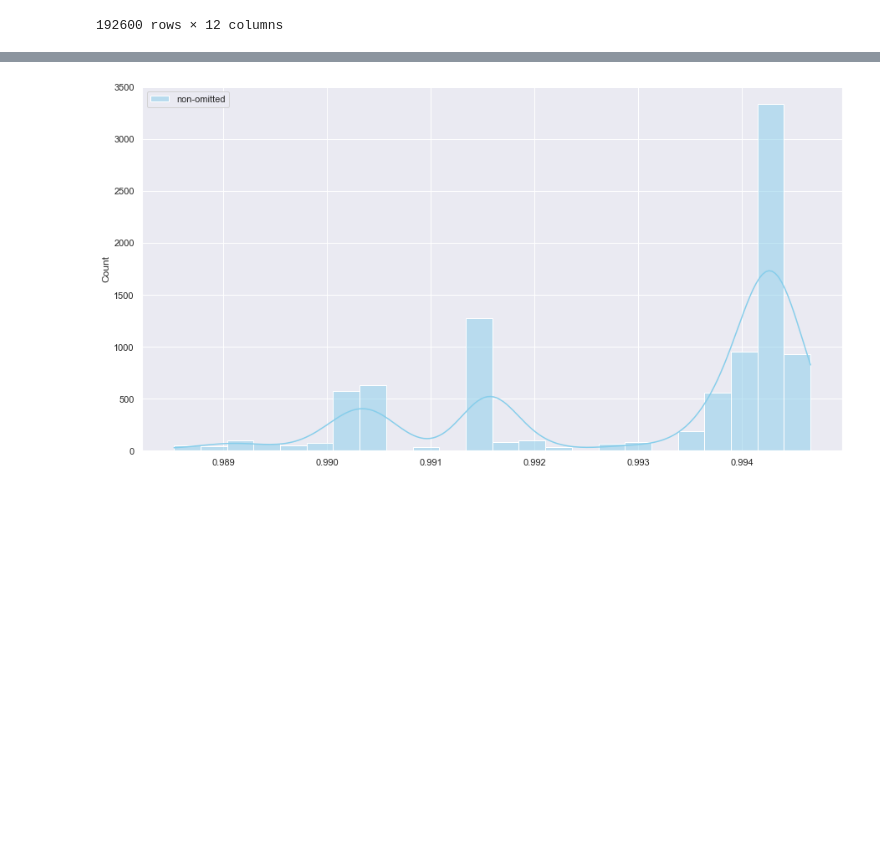
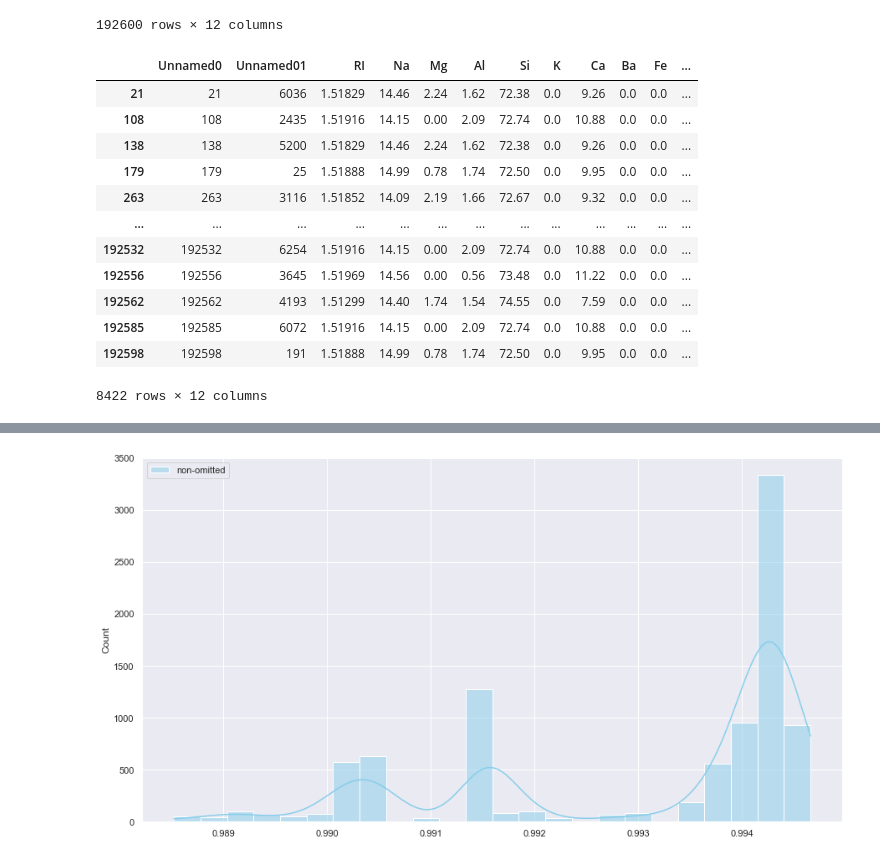
Before and after one commit to abdessamad14/Signature-Based-LightGBM-with-incremental-Learning, a Jupyter notebook: notebooks/examples/Drift-Simulation.ipynb, the cells around one changed output, grey strips where cells are left out. Cells and saved outputs as stored; diff of their text form; code cells hidden in the pictures; blank space fills up the shorter version.

```diff
--- a/notebooks/examples/Drift-Simulation.ipynb
+++ b/notebooks/examples/Drift-Simulation.ipynb
@@ -78,6 +70,32 @@ data
 | 192599 | 192599 | 1831 | 1.52614 | 13.70 | 0.00 | 1.36 | 71.24 | 0.19 | 13.44 | 0.00 | 0.10 | ... |
 192600 rows × 12 columns
 # %%
-# get all data of the omitted class "tableware"
-omitted_class = data.loc[data['Type'] == 5]
+def getOmittedData(dataFrame, classIndex):
+    '''
+    Returns dataframe of the omitted class
+
+            Parameters:
+                    dataFrame (pandas dataframe): the data
+                    classIndex (int): class index to be omitted
+
+            Returns:
+                    omitted_class (pandas dataframe): dataframe of the omitted class
+    '''
+    omitted_class = dataFrame.loc[dataFrame['Type'] == classIndex]
+    return omitted_class
+getOmittedData(data,5)
+# %% [output]
+|  | Unnamed0 | Unnamed01 | RI | Na | Mg | Al | Si | K | Ca | Ba | Fe | ... |
+| 21 | 21 | 6036 | 1.51829 | 14.46 | 2.24 | 1.62 | 72.38 | 0.0 | 9.26 | 0.0 | 0.0 | ... |
+| 108 | 108 | 2435 | 1.51916 | 14.15 | 0.00 | 2.09 | 72.74 | 0.0 | 10.88 | 0.0 | 0.0 | ... |
+| 138 | 138 | 5200 | 1.51829 | 14.46 | 2.24 | 1.62 | 72.38 | 0.0 | 9.26 | 0.0 | 0.0 | ... |
+| 179 | 179 | 25 | 1.51888 | 14.99 | 0.78 | 1.74 | 72.50 | 0.0 | 9.95 | 0.0 | 0.0 | ... |
+| 263 | 263 | 3116 | 1.51852 | 14.09 | 2.19 | 1.66 | 72.67 | 0.0 | 9.32 | 0.0 | 0.0 | ... |
+| ... | ... | ... | ... | ... | ... | ... | ... | ... | ... | ... | ... | ... |
+| 192532 | 192532 | 6254 | 1.51916 | 14.15 | 0.00 | 2.09 | 72.74 | 0.0 | 10.88 | 0.0 | 0.0 | ... |
+| 192556 | 192556 | 3645 | 1.51969 | 14.56 | 0.00 | 0.56 | 73.48 | 0.0 | 11.22 | 0.0 | 0.0 | ... |
+| 192562 | 192562 | 4193 | 1.51299 | 14.40 | 1.74 | 1.54 | 74.55 | 0.0 | 7.59 | 0.0 | 0.0 | ... |
+| 192585 | 192585 | 6072 | 1.51916 | 14.15 | 0.00 | 2.09 | 72.74 | 0.0 | 10.88 | 0.0 | 0.0 | ... |
+| 192598 | 192598 | 191 | 1.51888 | 14.99 | 0.78 | 1.74 | 72.50 | 0.0 | 9.95 | 0.0 | 0.0 | ... |
+8422 rows × 12 columns
 # %%
```
Also changed, not shown: parts of 23 cells of this notebook.
